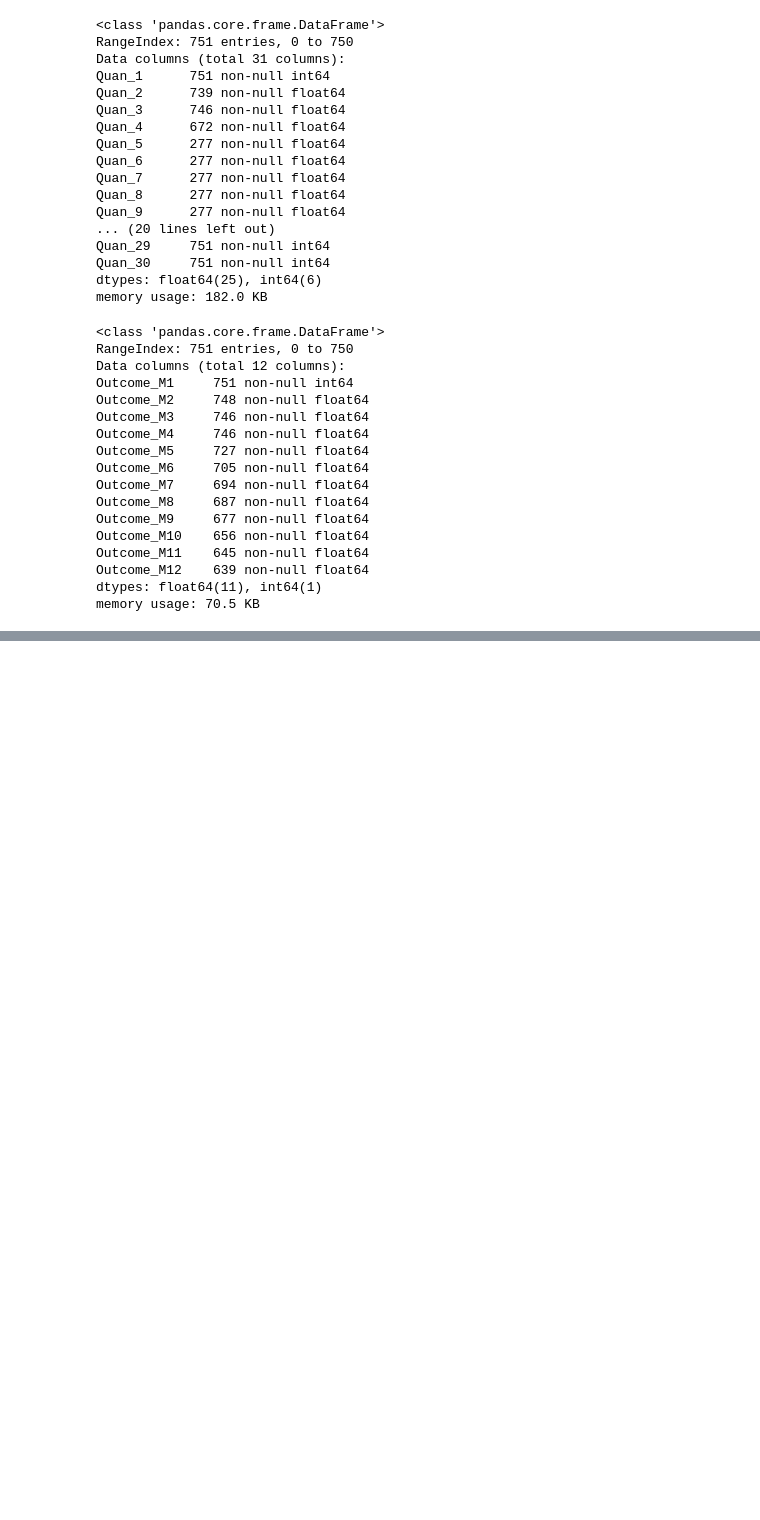
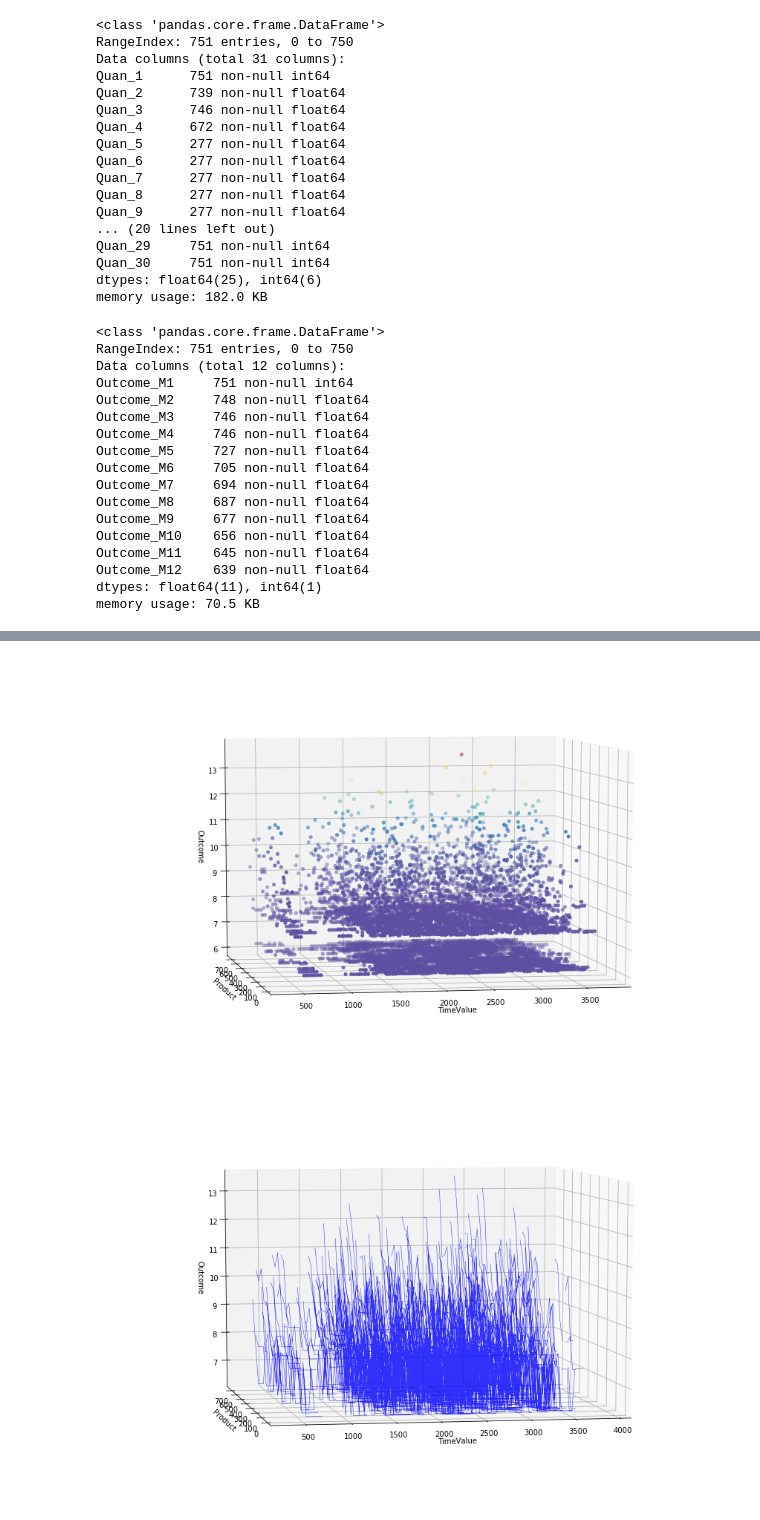
Before and after one commit to HenrikPereira/RNN_project, a Jupyter notebook: Scripts/exploratory.ipynb, the cells around one changed output, grey strips where cells are left out. Cells and saved outputs as stored; diff of their text form; code cells hidden in the pictures; blank space fills up the shorter version.

```diff
--- a/Scripts/exploratory.ipynb
+++ b/Scripts/exploratory.ipynb
@@ -267,0 +267,8 @@ plt.show()
+# %%
+month = 30
+it = 1
+for i in outc_c_cols:
+    train_dates_outc_df[str(int(i[-2:]))] = train_dates_outc_df['0'] + it * month
+    it += 1
+train_dates_outc_df['Outcome_M00'] = 0
+train_dates_outc_df.head()
@@ -267,0 +282,5 @@ plt.show()
+# %%
+ts_train_df = pd.melt(train_dates_outc_df, ['product', 'D_OfRelease'], [str(i) for i in range(0, 13)], 'Month', 'TimeValue')
+ts_train_df['Month'] = ts_train_df['Month'].astype('int8')
+ts_train_df['Outcome'] = pd.melt(train_dates_outc_df, ['product', 'D_OfRelease'], ['Outcome_M00'] + outc_c_cols, 'MonthOutcome', 'Outcome')['Outcome']
+ts_train_df = ts_train_df.sort_values(by=['product', 'Month']).reset_index().drop('index', axis=1)
@@ -267,0 +303,30 @@ plt.show()
+# %%
+from mpl_toolkits import mplot3d
+fig = plt.figure(figsize=(15,10))
+
+ax = plt.axes(projection='3d')
+
+x = ts_train_df['TimeValue']
+y = ts_train_df['product']
+z = ts_train_df['Outcome'].fillna(0)
+
+ax.scatter3D(x, y, np.log(z), c=z, marker='o', cmap='Spectral_r', linewidth=0.5)
+ax.set_xlabel('TimeValue')
+ax.set_ylabel('Product')
+ax.set_zlabel('Outcome')
+ax.view_init(7, -100)
+plt.show()
+
+fig = plt.figure(figsize=(15,10))
+
+ax = plt.axes(projection='3d')
+
+ax.plot3D(x, y, np.log(z), c='blue', linewidth=0.5, alpha=0.8)
+ax.set_xlabel('TimeValue')
+ax.set_ylabel('Product')
+ax.set_zlabel('Outcome')
+ax.view_init(7, -100)
+plt.show()
+# %% [output]
+[figure, added]
+[figure, added]
```
Also changed, not shown: parts of 25 cells of this notebook.
